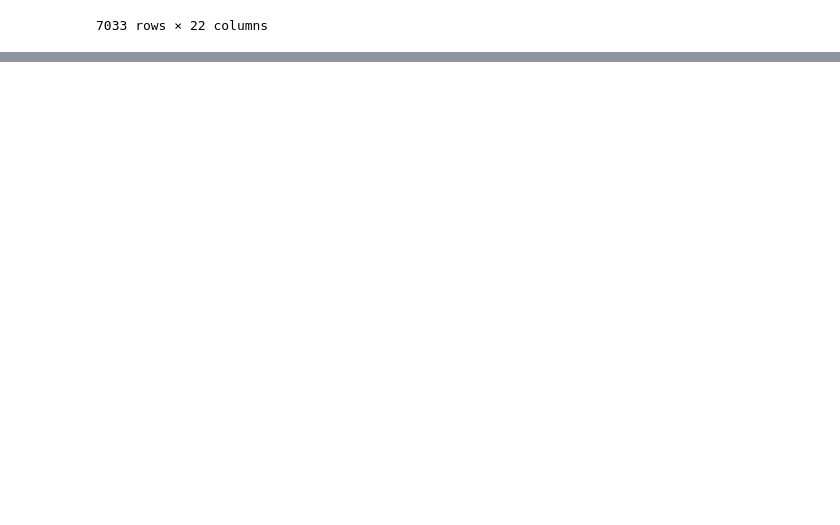
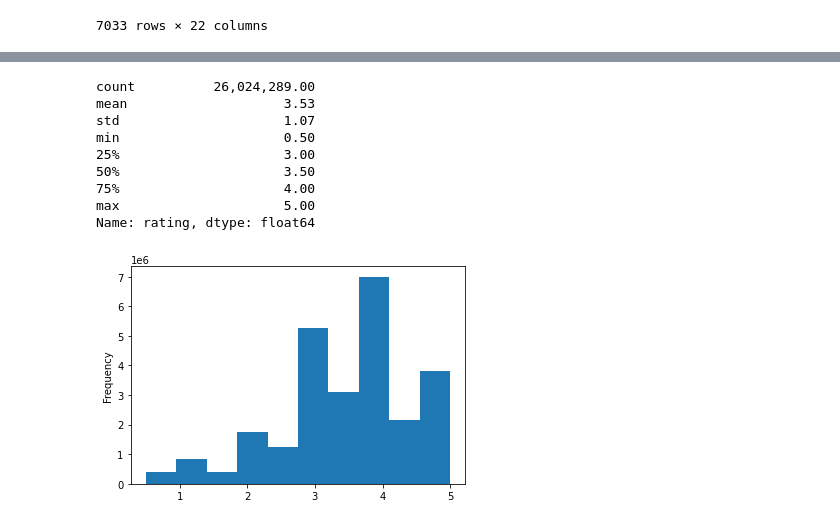
Before and after one commit to scottwesley31/Movies-ETL, a Jupyter notebook: data_extract.ipynb, the cells around one changed output, grey strips where cells are left out. Cells and saved outputs as stored; diff of their text form; code cells hidden in the pictures; blank space fills up the shorter version.

```diff
--- a/data_extract.ipynb
+++ b/data_extract.ipynb
@@ -957,0 +1093,4 @@ wiki_movies_df
+# %%
+# Assign to the timestamp column.
+ratings['timestamp'] = pd.to_datetime(ratings['timestamp'], origin='unix', unit='s')
+ratings['timestamp']
@@ -957,0 +1110,16 @@ wiki_movies_df
+# %%
+# Create a histogram of the 'rating' column to get a sense of the statistics of the data (central tendency & spread)
+pd.options.display.float_format = '{:20,.2f}'.format
+ratings['rating'].plot(kind='hist')
+ratings['rating'].describe()
+# %% [output]
+count          26,024,289.00
+mean                    3.53
+std                     1.07
+min                     0.50
+25%                     3.00
+50%                     3.50
+75%                     4.00
+max                     5.00
+Name: rating, dtype: float64
+[figure, added]
```
Also changed, not shown: parts of 13 cells of this notebook.
